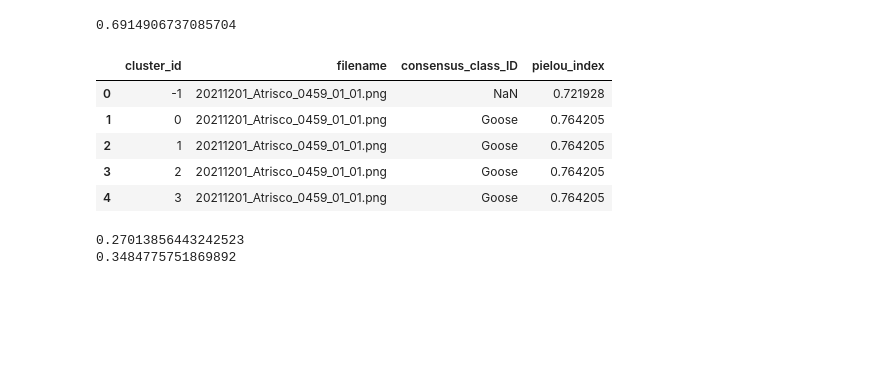
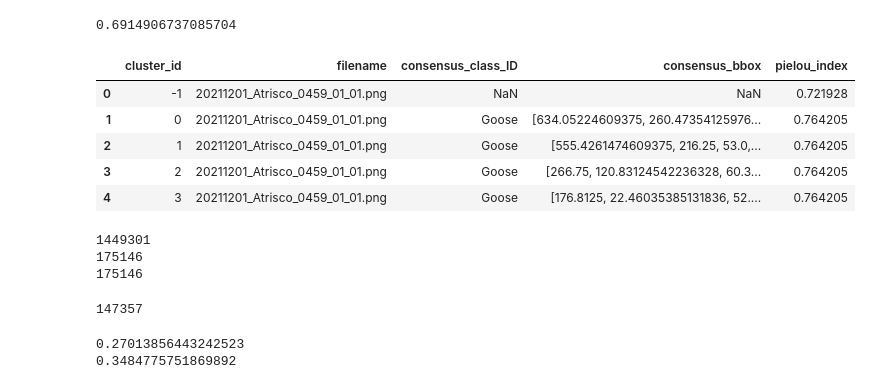
Before and after one commit to rowanoaktree/label-consensus-analysis, a Jupyter notebook: crowdconsensus.ipynb, the cells around one changed output. Cells and saved outputs as stored; diff of their text form; code cells hidden in the pictures; blank space fills up the shorter version.

Commit message:
add pielou index to consensus labels and export

```diff
--- a/crowdconsensus.ipynb
+++ b/crowdconsensus.ipynb
@@ -327,6 +327,7 @@ grouped = df.groupby(['filename', 'cluster_id'])
 cluster_id_list = []
 filename_list = []
 consensus_class_id_list = []
+consensus_bbox_list = []
 pielou_index_list = []
 
 # Loop through each group and calculate Pielou's evenness index
@@ -335,6 +336,7 @@ for name, group in grouped:
     cluster_id = name[1]
     filename = name[0]
     consensus_class_id = group['cat_refined'].iloc[0]  # Assumes all consensus IDs in the group are the same
+    consensus_bbox = group['bbox_refined'].iloc[0]
 
     # Count the number of annotations in the group
     num_annotations = len(group)
@@ -348,36 +350,52 @@ for name, group in grouped:
     else:
         # Calculate the relative abundance of each original class ID
         relative_abundance = class_counts / num_annotations
 
         # Calculate the evenness index using Pielou's formula
         evenness_index = -np.sum(relative_abundance * np.log(relative_abundance)) / np.log(len(relative_abundance))
 
     # Calculate the relative abundance of each original class ID
     #relative_abundance = class_counts / num_annotations
 
     # Calculate the evenness index using Pielou's formula
     #evenness_index = -np.sum(relative_abundance * np.log(relative_abundance)) / np.log(len(relative_abundance))
 
     # Append the results to the lists
     cluster_id_list.append(cluster_id)
     filename_list.append(filename)
     consensus_class_id_list.append(consensus_class_id)
+    consensus_bbox_list.append(consensus_bbox)
     pielou_index_list.append(evenness_index)
 
 # Create a new dataframe with the results
 pielou = pd.DataFrame({
     'cluster_id': cluster_id_list,
     'filename': filename_list,
     'consensus_class_ID': consensus_class_id_list,
+    'consensus_bbox': consensus_bbox_list,
     'pielou_index': pielou_index_list
 })
 
 # Display sample of the result dataframe
 pielou.head()
 # %% [output]
-|  | cluster_id | filename | consensus_class_ID | pielou_index |
-| 0 | -1 | 20211201_Atrisco_0459_01_01.png | NaN | 0.721928 |
-| 1 | 0 | 20211201_Atrisco_0459_01_01.png | Goose | 0.764205 |
-| 2 | 1 | 20211201_Atrisco_0459_01_01.png | Goose | 0.764205 |
-| 3 | 2 | 20211201_Atrisco_0459_01_01.png | Goose | 0.764205 |
-| 4 | 3 | 20211201_Atrisco_0459_01_01.png | Goose | 0.764205 |
+|  | cluster_id | filename | consensus_class_ID | consensus_bbox | pielou_index |
+| 0 | -1 | 20211201_Atrisco_0459_01_01.png | NaN | NaN | 0.721928 |
+| 1 | 0 | 20211201_Atrisco_0459_01_01.png | Goose | [634.05224609375, 260.47354125976... | 0.764205 |
+| 2 | 1 | 20211201_Atrisco_0459_01_01.png | Goose | [555.4261474609375, 216.25, 53.0,... | 0.764205 |
+| 3 | 2 | 20211201_Atrisco_0459_01_01.png | Goose | [266.75, 120.83124542236328, 60.3... | 0.764205 |
+| 4 | 3 | 20211201_Atrisco_0459_01_01.png | Goose | [176.8125, 22.46035385131836, 52.... | 0.764205 |
+# %%
+print(len(df))
+print(len(grouped))
+print(len(pielou))
+# %% [output]
+1449301
+175146
+175146
+# %%
+#ONLY FOR EXPORT-- drop NaN values and check length
+export = pielou.dropna()
+print(len(export))
+# %% [output]
+147357
```
Also changed, not shown: parts of 1 cell of this notebook.
